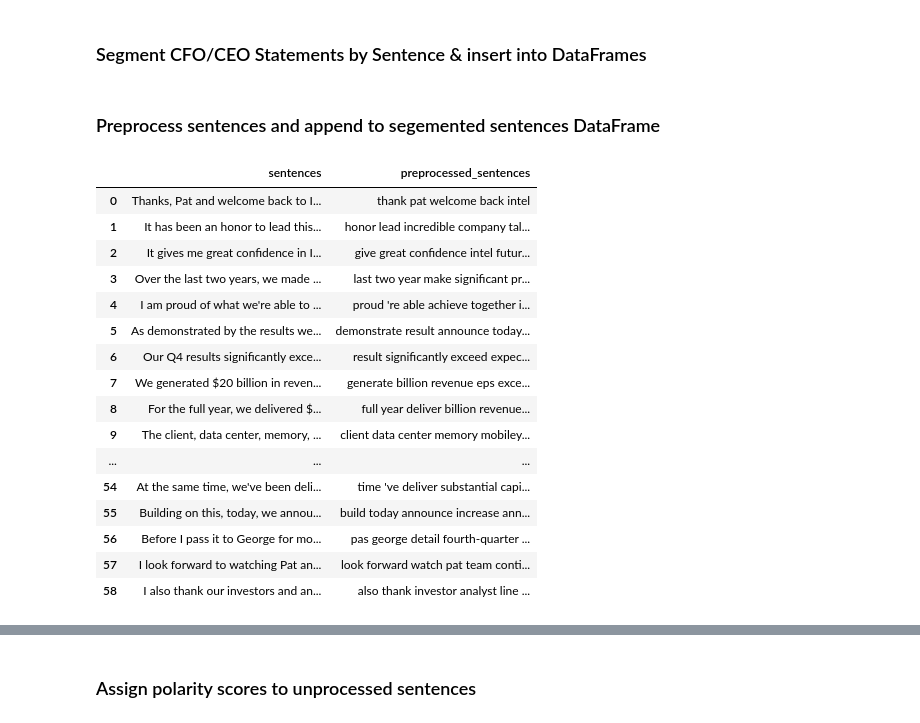
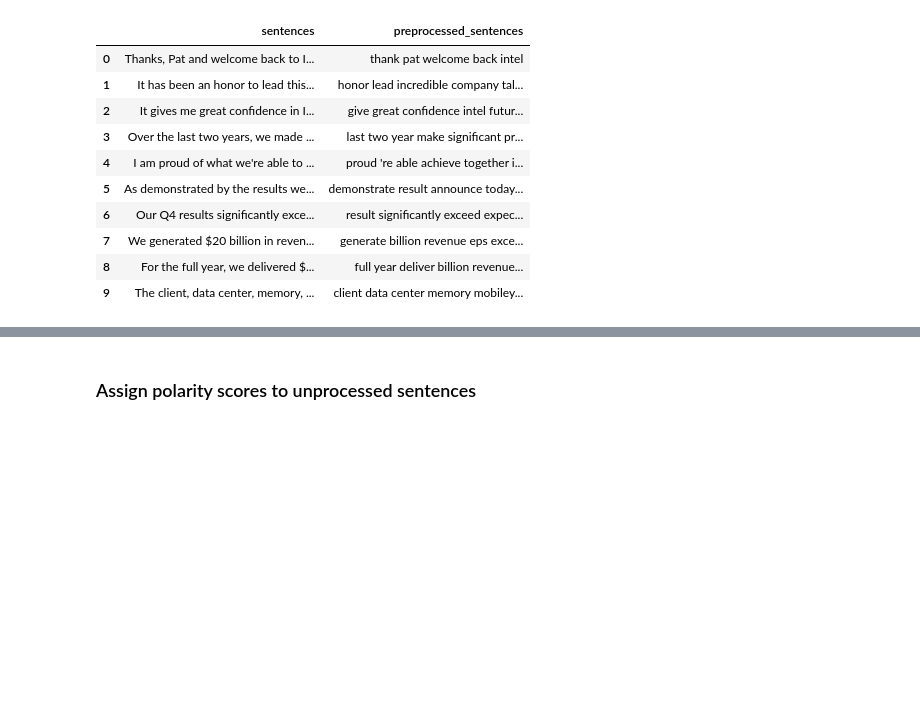
Before and after one commit to TBH-Project2/P2, a Jupyter notebook: CEOvsCFO_Sent_Analysis.ipynb, the cells around one changed output, grey strips where cells are left out. Cells and saved outputs as stored; diff of their text form; code cells hidden in the pictures; blank space fills up the shorter version.

```diff
--- a/CEOvsCFO_Sent_Analysis.ipynb
+++ b/CEOvsCFO_Sent_Analysis.ipynb
@@ -115,4 +89,2 @@ def process_text(doc):
-# %% [markdown]
-### Segment CFO/CEO Statements by Sentence & insert into DataFrames
 # %%
 df_ceo = pd.DataFrame({"sentences":sent_tokenize(Bob_Swan_CEO)})
@@ -120,2 +94,0 @@ df_cfo = pd.DataFrame({"sentences":sent_tokenize(George_Davis_CFO)})
-# %% [markdown]
-### Preprocess sentences and append to segemented sentences DataFrame
@@ -125,21 +95,16 @@ df_cfo["preprocessed_sentences"] = df_cfo.sentences.apply(preprocess_text)
+# %%
+df_ceo.head(10)
+# %% [output]
+|  | sentences | preprocessed_sentences |
+| 0 | Thanks, Pat and welcome back to I... | thank pat welcome back intel |
+| 1 | It has been an honor to lead this... | honor lead incredible company tal... |
+| 2 | It gives me great confidence in I... | give great confidence intel futur... |
+| 3 | Over the last two years, we made ... | last two year make significant pr... |
+| 4 | I am proud of what we're able to ... | proud 're able achieve together i... |
+| 5 | As demonstrated by the results we... | demonstrate result announce today... |
+| 6 | Our Q4 results significantly exce... | result significantly exceed expec... |
+| 7 | We generated $20 billion in reven... | generate billion revenue eps exce... |
+| 8 | For the full year, we delivered $... | full year deliver billion revenue... |
+| 9 | The client, data center, memory, ... | client data center memory mobiley... |
 # %%
-# Dsiplay first 10 rows:
-df_ceo#.head(10)
+# df_cfo.head(10)
-# %% [output]
-|  | sentences | preprocessed_sentences |
-| 0 | Thanks, Pat and welcome back to I... | thank pat welcome back intel |
-| 1 | It has been an honor to lead this... | honor lead incredible company tal... |
-| 2 | It gives me great confidence in I... | give great confidence intel futur... |
-| 3 | Over the last two years, we made ... | last two year make significant pr... |
-| 4 | I am proud of what we're able to ... | proud 're able achieve together i... |
-| 5 | As demonstrated by the results we... | demonstrate result announce today... |
-| 6 | Our Q4 results significantly exce... | result significantly exceed expec... |
-| 7 | We generated $20 billion in reven... | generate billion revenue eps exce... |
-| 8 | For the full year, we delivered $... | full year deliver billion revenue... |
-| 9 | The client, data center, memory, ... | client data center memory mobiley... |
-| ... | ... | ... |
-| 54 | At the same time, we've been deli... | time 've deliver substantial capi... |
-| 55 | Building on this, today, we annou... | build today announce increase ann... |
-| 56 | Before I pass it to George for mo... | pas george detail fourth-quarter ... |
-| 57 | I look forward to watching Pat an... | look forward watch pat team conti... |
-| 58 | I also thank our investors and an... | also thank investor analyst line ... |
```
Also changed, not shown: parts of 68 cells of this notebook.
